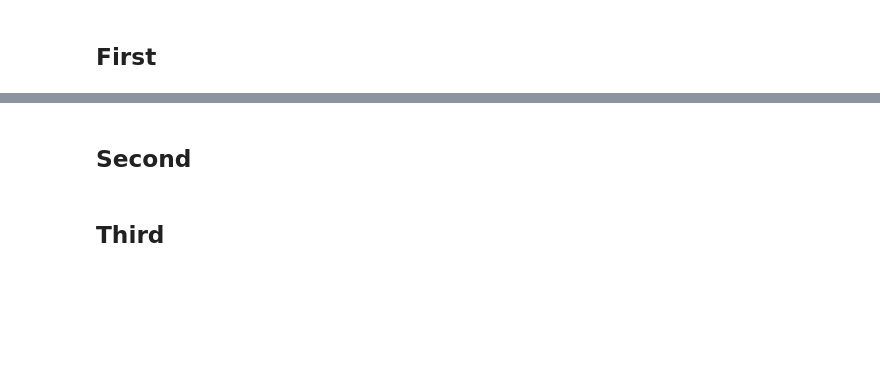
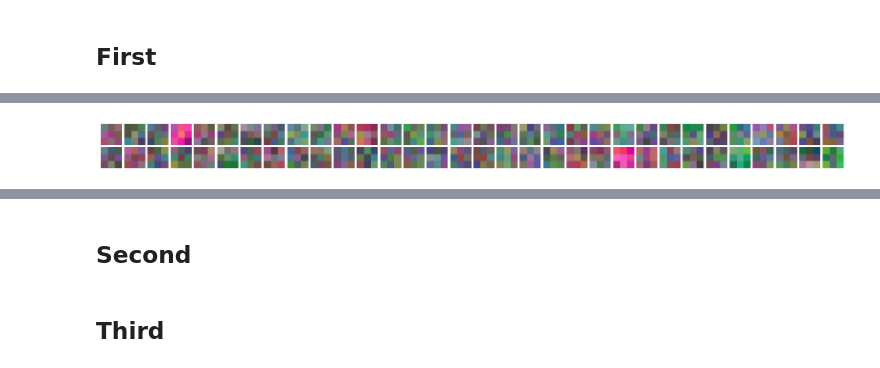
Before and after one commit to ffaundezcab/rps_deep, a Jupyter notebook: notebooks/model.ipynb, the cells around one changed output, grey strips where cells are left out. Drawn from its saved outputs; the diff is of its cells as text; code cells hidden in the pictures; blank space fills up the shorter version.

```diff
--- a/notebooks/model.ipynb
+++ b/notebooks/model.ipynb
@@ -170,3 +211,30 @@ for images, label in test_set.take(1):
+# %%
+def show_filters(model, layer_number = 2):
+    filters, biases = model.layers[2].get_weights()
+
+    # normalize
+    f_min, f_max = filters.min(), filters.max()
+    filters = (filters - f_min) / (f_max - f_min)
+
+    n_filters = filters.shape[3]
+    grid_size = 32
+    fig, axs = plt.subplots(grid_size, grid_size, figsize=(20, 20))
+
+    for i in range(grid_size * grid_size):
+        ax = axs[i // grid_size, i % grid_size]
+        ax.axis('off')
+
+        if i < n_filters:
+            f = filters[:, :, :, i]
+            if f.shape[2] == 3:  # if rgb
+                ax.imshow(f)
+            else:  # grayscale
+                ax.imshow(f[:, :, 0], cmap='gray')
+        else:
+            ax.set_visible(False)
+
+    plt.subplots_adjust(wspace=0.1, hspace=0.1)
+    plt.show()
 # %% [markdown]
 ## First
 # %%
@@ -186,16 +254,18 @@ get_run_logdir("first_architecture")
 # %%
 normalization_layer = Rescaling(1./255)
 
+if grayscale:
+    dimension = 1
+else:
+    dimension = 3
 model = Sequential([
-    Input(shape = (image_size[0], image_size[1], 1)),
+    Input(shape = (image_size[0], image_size[1], dimension)),
     normalization_layer,
     data_augmentation,
-    Conv2D(64, 7, activation = "relu", padding = "same"),
-    MaxPooling2D(2),
     Conv2D(64, 3, activation = "relu", padding = "same"),
     MaxPooling2D(2),
     Flatten(),
-    Dense(64),
+    Dense(64, activation="relu"),
     Dense(3, activation = "softmax")
 ])
 
@@ -207,5 +277,5 @@ run_logdir = get_run_logdir("first_architecture")
 tensorboard_cb = TensorBoard(run_logdir)
 best_model_checkpoint = ModelCheckpoint(run_logdir+ "/first_model.keras", save_best_only=True)
 
-history = model.fit(train_set, validation_data=val_set, epochs=10, callbacks=[best_model_checkpoint,tensorboard_cb])
+history = model.fit(train_set, validation_data=val_set, epochs=30, callbacks=[best_model_checkpoint,tensorboard_cb])
 # %% [output]
@@ -286,0 +292,4 @@ predictions = model.predict(test_set)
+# %%
+show_filters(model, 2)
+# %% [output]
+[figure, added]
```
Also changed, not shown: parts of 15 cells of this notebook.
